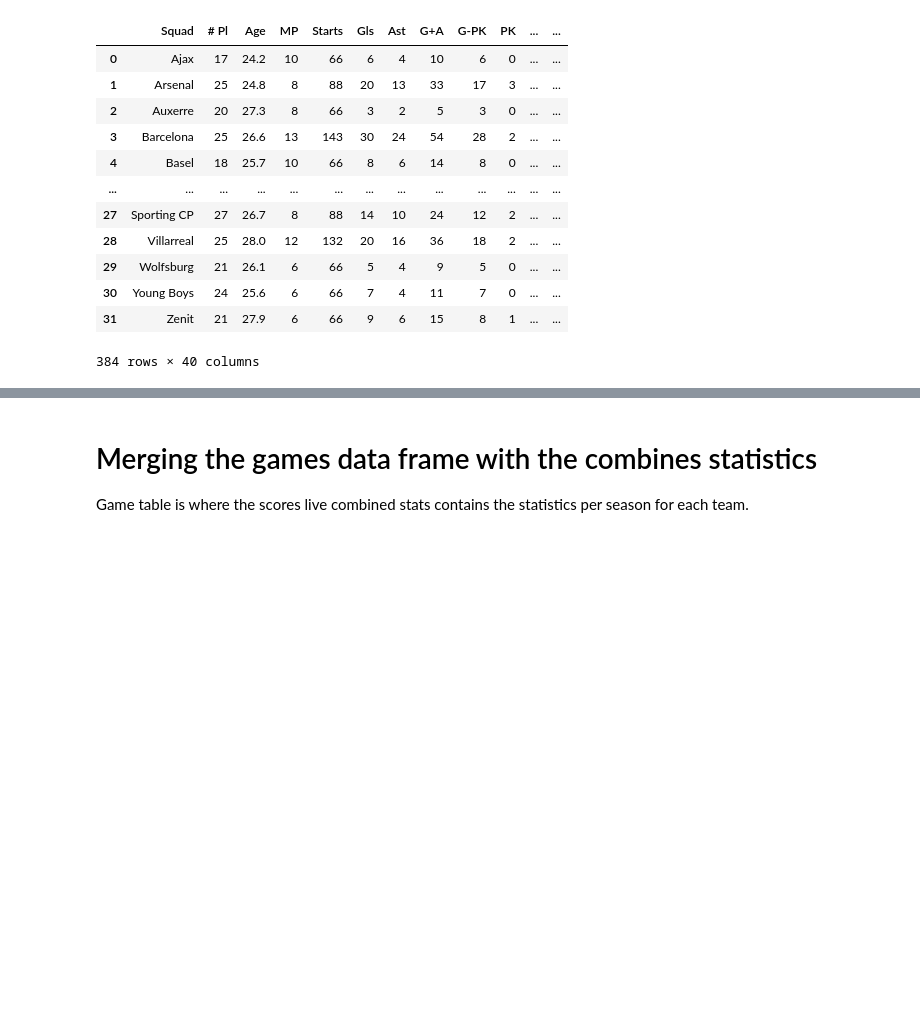
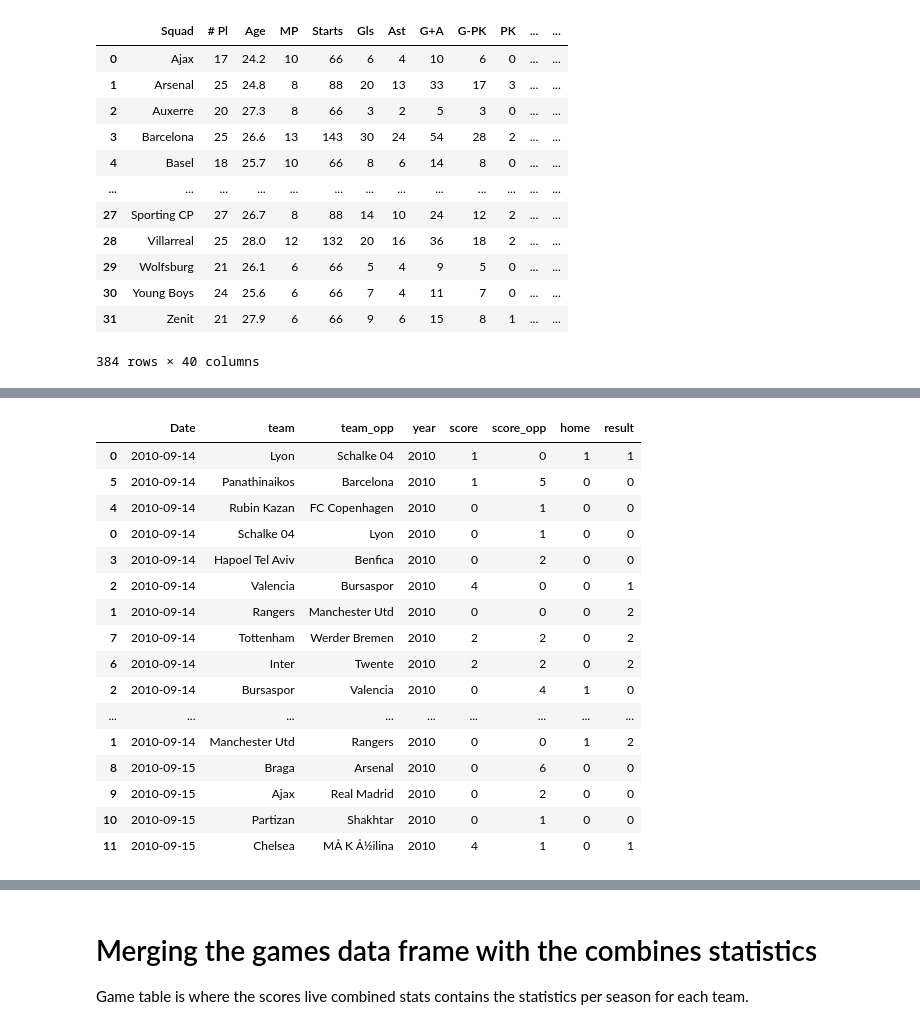
Before and after one commit to RaminVali/CL_WebScraping_ML_Prediction, a Jupyter notebook: parse_data.ipynb, the cells around one changed output, grey strips where cells are left out. Cells and saved outputs as stored; diff of their text form; code cells hidden in the pictures; blank space fills up the shorter version.

```diff
--- a/parse_data.ipynb
+++ b/parse_data.ipynb
@@ -354,0 +322,3 @@ games['team_opp'] = games['team_opp'].str[3:].str.lstrip() #removing spaces form
+# %%
+#Sorting out the home and away flags
+games["home"] = 1
@@ -354,0 +372,20 @@ games['team_opp'] = games['team_opp'].str[3:].str.lstrip() #removing spaces form
+# %%
+combined_games.head(20)
+# %% [output]
+|  | Date | team | team_opp | year | score | score_opp | home | result |
+| 0 | 2010-09-14 | Lyon | Schalke 04 | 2010 | 1 | 0 | 1 | 1 |
+| 5 | 2010-09-14 | Panathinaikos | Barcelona | 2010 | 1 | 5 | 0 | 0 |
+| 4 | 2010-09-14 | Rubin Kazan | FC Copenhagen | 2010 | 0 | 1 | 0 | 0 |
+| 0 | 2010-09-14 | Schalke 04 | Lyon | 2010 | 0 | 1 | 0 | 0 |
+| 3 | 2010-09-14 | Hapoel Tel Aviv | Benfica | 2010 | 0 | 2 | 0 | 0 |
+| 2 | 2010-09-14 | Valencia | Bursaspor | 2010 | 4 | 0 | 0 | 1 |
+| 1 | 2010-09-14 | Rangers | Manchester Utd | 2010 | 0 | 0 | 0 | 2 |
+| 7 | 2010-09-14 | Tottenham | Werder Bremen | 2010 | 2 | 2 | 0 | 2 |
+| 6 | 2010-09-14 | Inter | Twente | 2010 | 2 | 2 | 0 | 2 |
+| 2 | 2010-09-14 | Bursaspor | Valencia | 2010 | 0 | 4 | 1 | 0 |
+| ... | ... | ... | ... | ... | ... | ... | ... | ... |
+| 1 | 2010-09-14 | Manchester Utd | Rangers | 2010 | 0 | 0 | 1 | 2 |
+| 8 | 2010-09-15 | Braga | Arsenal | 2010 | 0 | 6 | 0 | 0 |
+| 9 | 2010-09-15 | Ajax | Real Madrid | 2010 | 0 | 2 | 0 | 0 |
+| 10 | 2010-09-15 | Partizan | Shakhtar | 2010 | 0 | 1 | 0 | 0 |
+| 11 | 2010-09-15 | Chelsea | MÅ K Å½ilina | 2010 | 4 | 1 | 0 | 1 |
```
Also changed, not shown: parts of 22 cells of this notebook.
